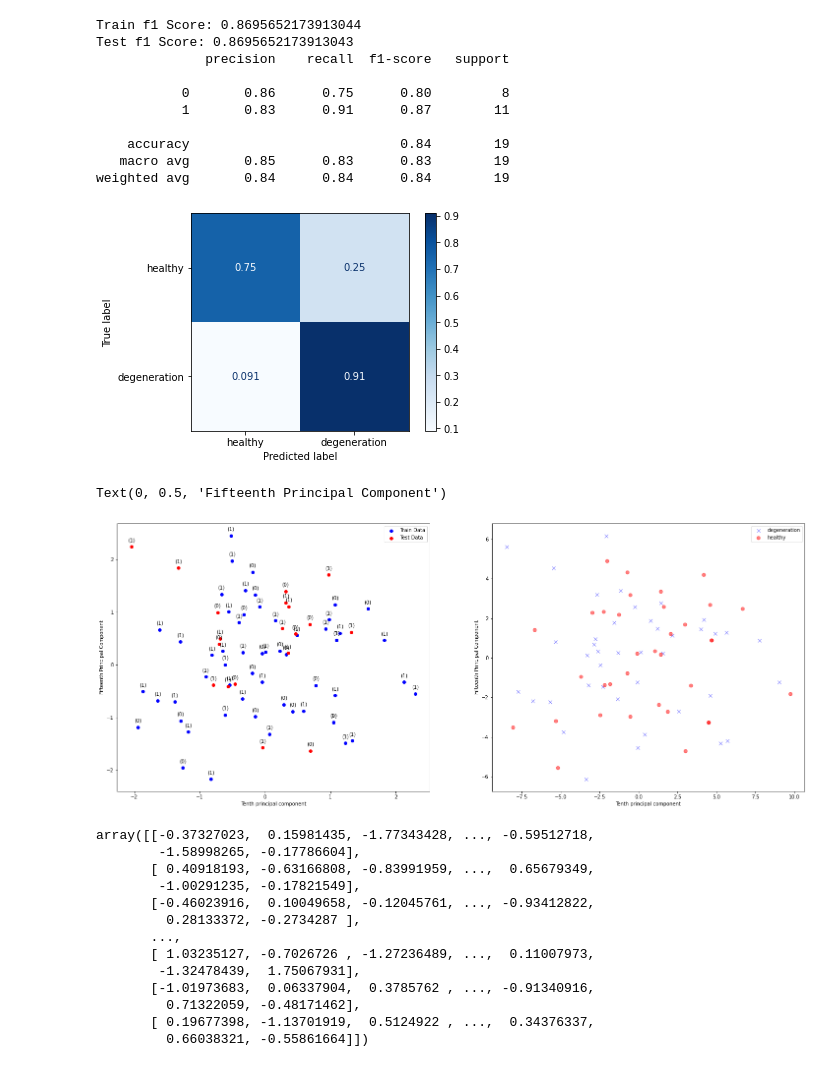
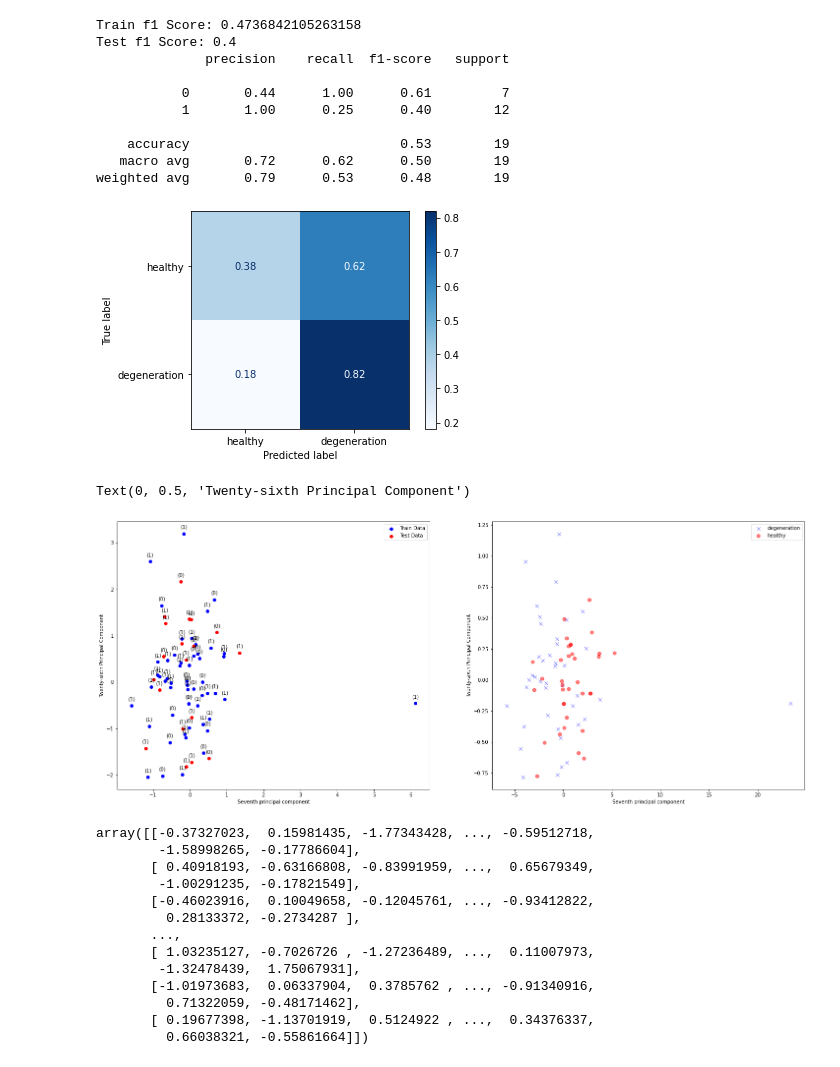
Before and after one commit to AlekKrajanowski/Motion-Capture-Gait, a Jupyter notebook: AKrajanowski/PCA_KNC.ipynb, the cells around one changed output. Drawn from its saved outputs; the diff is of its cells as text; code cells hidden in the pictures.

```diff
--- a/AKrajanowski/PCA_KNC.ipynb
+++ b/AKrajanowski/PCA_KNC.ipynb
@@ -17,9 +17,9 @@ import h5py
 import glob
 import seaborn as sns
 # %%
-f=h5py.File(r'features_database_gait_one_cycles_both_legs.h5', 'r')
+f=h5py.File(r'features_database_gait_one_cycles_both_legs_jrd.h5', 'r')
 print(list(f.keys()))
-x = f['left'][:,:,:]
+x = f['right'][:,:,:]
 print('(samples, timesteps, features)', x.shape)
 # %% [output]
 ['left', 'right']
@@ -27,11 +27,11 @@ print('(samples, timesteps, features)', x.shape)
 # %%
-path = f'cut_one_gait_cycle_left'
+path = f'cut_one_gait_cycle_right'
 filelist =[]
 digits =[]
 digits_int =[]
 for file in glob.glob(f'{path}\\*.c3d',recursive = True):
     filelist.append(file[4:-4].replace("_", ""))
-    digits.append(file[24:-9])
+    digits.append(file[25:-9])
 
 for ele in digits:
     digits_int.append(1) if ele=='degeneration' else digits_int.append(0)
@@ -47,5 +49,5 @@ scaled_data.shape
 # %%
-pca = PCA(n_components=76, svd_solver='full')
+pca = PCA(n_components=scaled_data.shape[0], svd_solver='full')
 pca.fit(scaled_data)
 X_pca = pca.transform(scaled_data)
 # %%
@@ -111,5 +108,5 @@ plt.show()
 # %%
-X = X_pca[:,0:43]
+X = X_pca[:,0:scaled_data.shape[0]]
 
 # Train-test-split
 X_train, X_test, y_train, y_test = train_test_split(X, digits_int,
@@ -131,57 +128,57 @@ print(f'Train f1 Score: {f1_score(y_train, y_pred_train)}')
 print(f'Test f1 Score: {f1_score(y_test, y_pred_test)}')
 print(classification_report(y_test, y_pred_test))
 # %% [output]
-Train f1 Score: 0.8695652173913044
-Test f1 Score: 0.8695652173913043
+Train f1 Score: 0.4736842105263158
+Test f1 Score: 0.4
               precision    recall  f1-score   support
 
-           0       0.86      0.75      0.80         8
-           1       0.83      0.91      0.87        11
+           0       0.44      1.00      0.61         7
+           1       1.00      0.25      0.40        12
 
-    accuracy                           0.84        19
-   macro avg       0.85      0.83      0.83        19
-weighted avg       0.84      0.84      0.84        19
+    accuracy                           0.53        19
+   macro avg       0.72      0.62      0.50        19
+weighted avg       0.79      0.53      0.48        19
 # %%
 plot_confusion_matrix(knn, X_test, y_test, display_labels=['healthy','degeneration'],
                       normalize='true', cmap='Blues');
 # %% [output]
-[figure, old version]
+[figure, new version]
 # %%
 fig, ax = plt.subplots(1, 2, figsize=(25,10))
 
 #KNN and PCA
 
-ax[0].scatter(X_train[:,10],X_train[:,15], c='blue', label='Train Data')
-for x,y,z in zip(X_train[:,10],X_train[:,15], y_pred_train):
+ax[0].scatter(X_train[:,7],X_train[:,26], c='blue', label='Train Data')
+for x,y,z in zip(X_train[:,7],X_train[:,26], y_pred_train):
     label = f"({z})"
     ax[0].annotate(label,
                  (x,y),
                  textcoords="offset points",
                  xytext=(0,10),
                  ha='center')
 
-ax[0].scatter(X_test[:,10],X_test[:,15], c='red', label='Test Data')
-for x,y,z in zip(X_test[:,10],X_test[:,15], y_pred_test):
+ax[0].scatter(X_test[:,7],X_test[:,26], c='red', label='Test Data')
+for x,y,z in zip(X_test[:,7],X_test[:,26], y_pred_test):
     label = f"({z})"
     ax[0].annotate(label,
                  (x,y),
                  textcoords="offset points",
                  xytext=(0,10),
                  ha='center')
 
-ax[0].set_xlabel('Tenth principal component')
-ax[0].set_ylabel('Fifteenth Principal Component')
+ax[0].set_xlabel('Seventh principal component')
+ax[0].set_ylabel('Twenty-sixth Principal Component')
 ax[0].legend()
 
 #Only PCA
-ax[1].plot(X_pca[0:41,10],X_pca[0:41,15], 'x', markersize=7, color='blue', alpha=0.5, label='degeneration')
-ax[1].plot(X_pca[41:76,10],X_pca[41:76,15], 'o', markersize=7, color='red', alpha=0.5, label='healthy')
+ax[1].plot(X_pca[0:41,7],X_pca[0:41,26], 'x', markersize=7, color='blue', alpha=0.5, label='degeneration')
+ax[1].plot(X_pca[41:76,7],X_pca[41:76,26], 'o', markersize=7, color='red', alpha=0.5, label='healthy')
 ax[1].legend()
-ax[1].set_xlabel('Tenth principal component')
-ax[1].set_ylabel('Fifteenth Principal Component')
+ax[1].set_xlabel('Seventh principal component')
+ax[1].set_ylabel('Twenty-sixth Principal Component')
 # %% [output]
-Text(0, 0.5, 'Fifteenth Principal Component')
+Text(0, 0.5, 'Twenty-sixth Principal Component')
-[figure, old version]
+[figure, new version]
 # %%
 X_train
 # %% [output]
```
Also changed, not shown: parts of 5 cells of this notebook, 8 other files.
